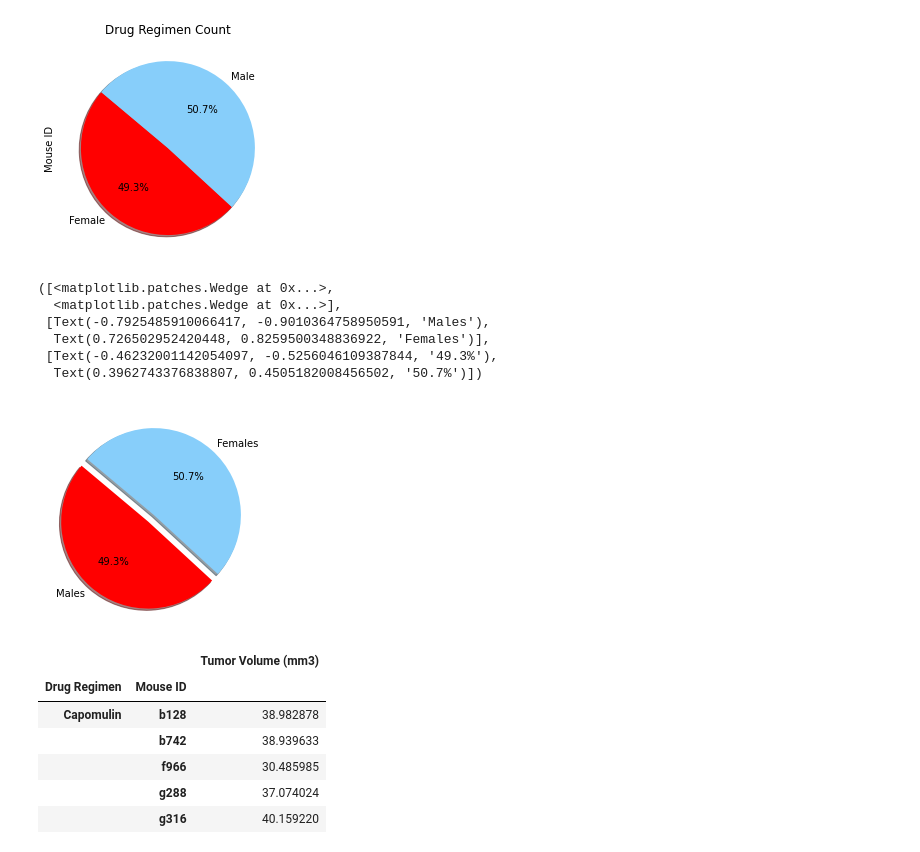
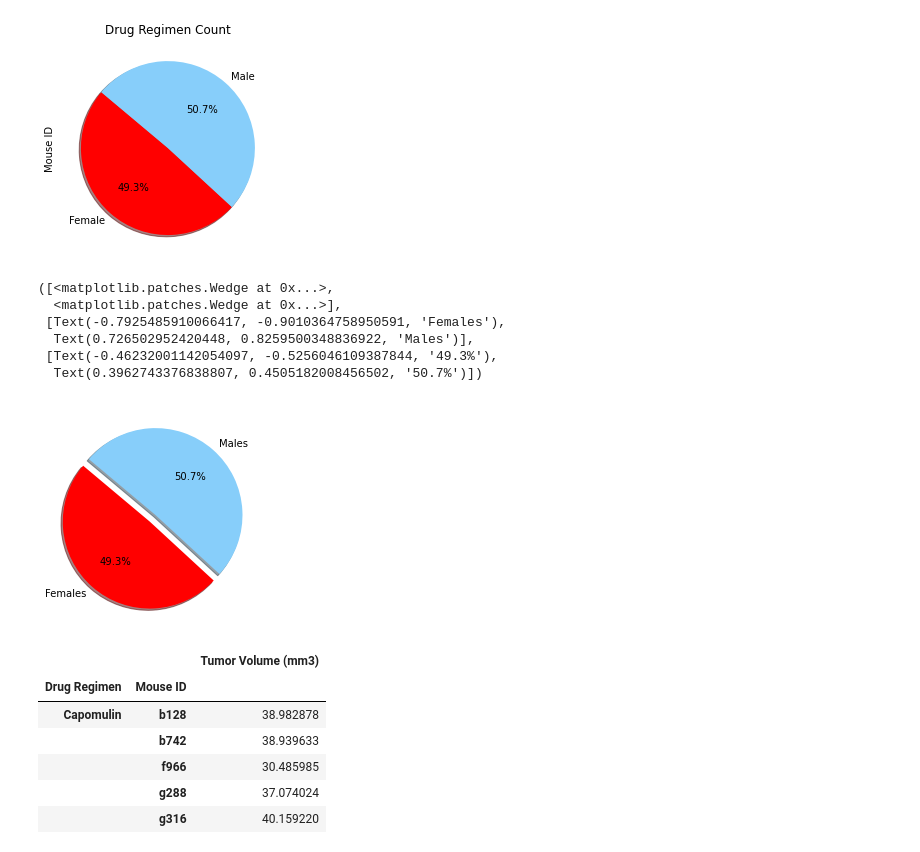
Before and after one commit to alekyaagadiraju/Matplotlib-challenge, a Jupyter notebook: Pharma.ipynb, the cells around one changed output. Saved outputs shown, nothing was run; the diff lists cells and outputs as text; code cells hidden in the pictures.

```diff
--- a/Pharma.ipynb
+++ b/Pharma.ipynb
@@ -153,21 +138,21 @@ gender_count.plot(kind="pie",y = "Mouse ID", title="Drug Regimen Count", colors=
 # %%
 # Generate a pie plot showing the distribution of female versus male mice using pyplot
 
 gender = clean_df.groupby(["Sex"])["Mouse ID"].count()
 
-labels = ["Males", "Females"]
+labels = ["Females", "Males"]
 colors = ["red","lightskyblue"]
 explode = (0.1, 0)
 
 plt.pie(gender, labels=labels, colors=colors, explode=explode, autopct="%1.1f%%", shadow=True, startangle=140)
 # %% [output]
 ([<matplotlib.patches.Wedge at 0x...>,
   <matplotlib.patches.Wedge at 0x...>],
- [Text(-0.7925485910066417, -0.9010364758950591, 'Males'),
-  Text(0.726502952420448, 0.8259500348836922, 'Females')],
+ [Text(-0.7925485910066417, -0.9010364758950591, 'Females'),
+  Text(0.726502952420448, 0.8259500348836922, 'Males')],
  [Text(-0.46232001142054097, -0.5256046109387844, '49.3%'),
   Text(0.3962743376838807, 0.4505182008456502, '50.7%')])
-[figure, old version]
+[figure, new version]
 # %%
 # Calculate the final tumor volume of each mouse across four of the treatment regimens:
 # Capomulin, Ramicane, Infubinol, and Ceftamin
```
Also changed, not shown: parts of 16 cells of this notebook.
